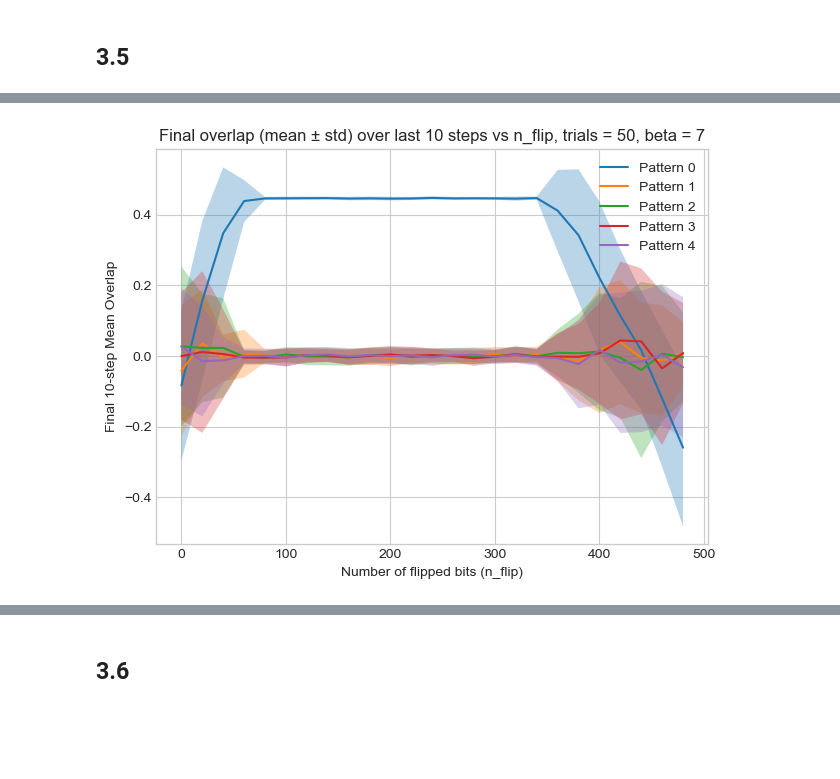
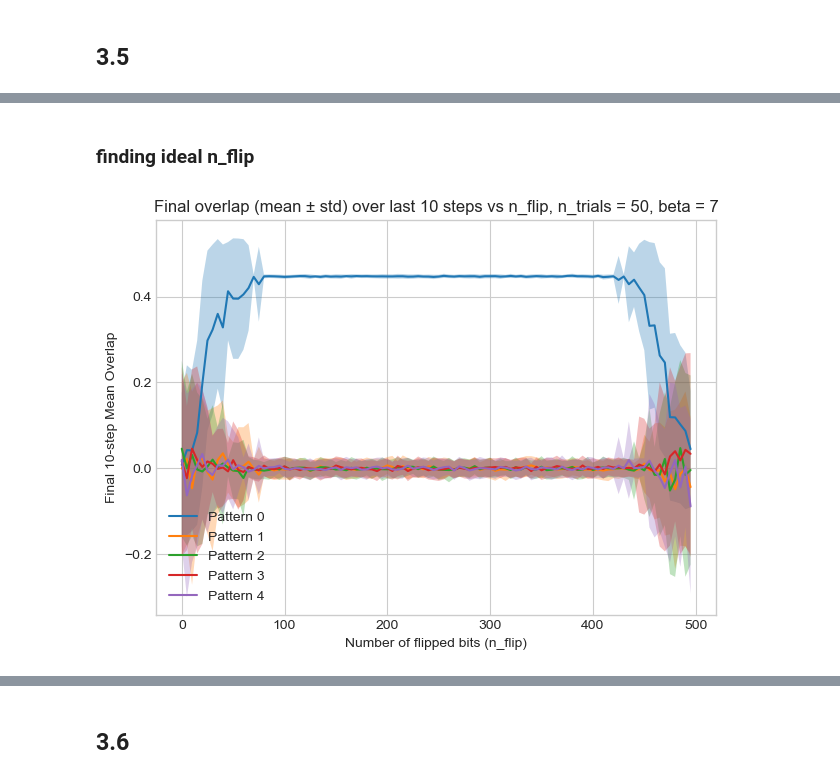
Before and after one commit to seb2o/Biological-Hopfield-Model, a Jupyter notebook: ex3_seb.ipynb, the cells around one changed output, grey strips where cells are left out. Drawn from its saved outputs; the diff is of its cells as text; code cells hidden in the pictures; blank space fills up the shorter version.

```diff
--- a/ex3_seb.ipynb
+++ b/ex3_seb.ipynb
@@ -230,25 +186,28 @@ for n_flip in N_FLIPS:
+# %% [markdown]
+### finding ideal n_flip
 # %%
 NETWORK_DIM = 1000
 N_PATTERNS = 5
 T = 50
 BETA = 7
-N_FLIPS = range(0, 500, 20)
+N_FLIPS = range(0, 500, 5)
 N_TRIALS = 50  # Number of trials per n_flip condition
 
 mean_overlaps_per_flip = []
 std_overlaps_per_flip = []
 
-for n_flip in N_FLIPS:
+for n_flip in tqdm(N_FLIPS):
     trial_overlaps = []
 
     for _ in range(N_TRIALS):
+        tqdm.write(f"n_flip: {n_flip}, trial: {_}  ", end="\r")
         patterns = utils.get_n_binary_patterns(n_patterns=N_PATTERNS, pattern_dim=NETWORK_DIM)
         weights = utils.get_weights(patterns)
 
         cs = patterns[0].copy()
         indices = np.random.choice(NETWORK_DIM, n_flip, replace=False)
+        cs[indices] = -cs[indices]
         cs = (cs + 1) / 2
-        cs[indices] = -cs[indices]
 
         overlaps = []
         for t in range(T):
@@ -259,32 +218,33 @@ for n_flip in N_FLIPS:
         trial_overlaps.append(overlaps)
 
     trial_overlaps = np.array(trial_overlaps)  # Shape: (n_trials, T, N_PATTERNS)
     last_10_overlaps = trial_overlaps[:, -10:, :]  # Shape: (n_trials, 10, N_PATTERNS)
     mean_last_10 = last_10_overlaps.mean(axis=1)  # Shape: (n_trials, N_PATTERNS)
 
     mean_overlaps = mean_last_10.mean(axis=0)  # Shape: (N_PATTERNS,)
     std_overlaps = mean_last_10.std(axis=0)    # Shape: (N_PATTERNS,)
 
     mean_overlaps_per_flip.append(mean_overlaps)
     std_overlaps_per_flip.append(std_overlaps)
+tqdm.write(" " * 50, end="\n")  # Clear the progress bar line
 
 mean_overlaps_per_flip = np.array(mean_overlaps_per_flip)  # Shape: (len(N_FLIPS), N_PATTERNS)
 std_overlaps_per_flip = np.array(std_overlaps_per_flip)    # Shape: (len(N_FLIPS), N_PATTERNS)
 
 # Plotting
 plt.figure()
 for i in range(N_PATTERNS):
     means = mean_overlaps_per_flip[:, i]
     stds = std_overlaps_per_flip[:, i]
 
     plt.plot(N_FLIPS, means, label=f'Pattern {i}')
     plt.fill_between(N_FLIPS, means - stds, means + stds, alpha=0.3)
 
-plt.title(f'Final overlap (mean ± std) over last 10 steps vs n_flip, trials = {N_TRIALS}, beta = {BETA}')
+plt.title(f'Final overlap (mean ± std) over last 10 steps vs n_flip, n_trials = {N_TRIALS}, beta = {BETA}')
 plt.xlabel('Number of flipped bits (n_flip)')
 plt.ylabel('Final 10-step Mean Overlap')
 plt.legend()
 plt.tight_layout()
 plt.show()
 # %% [output]
-[figure, old version]
+[figure, new version]
```
Also changed, not shown: parts of 19 cells of this notebook.
